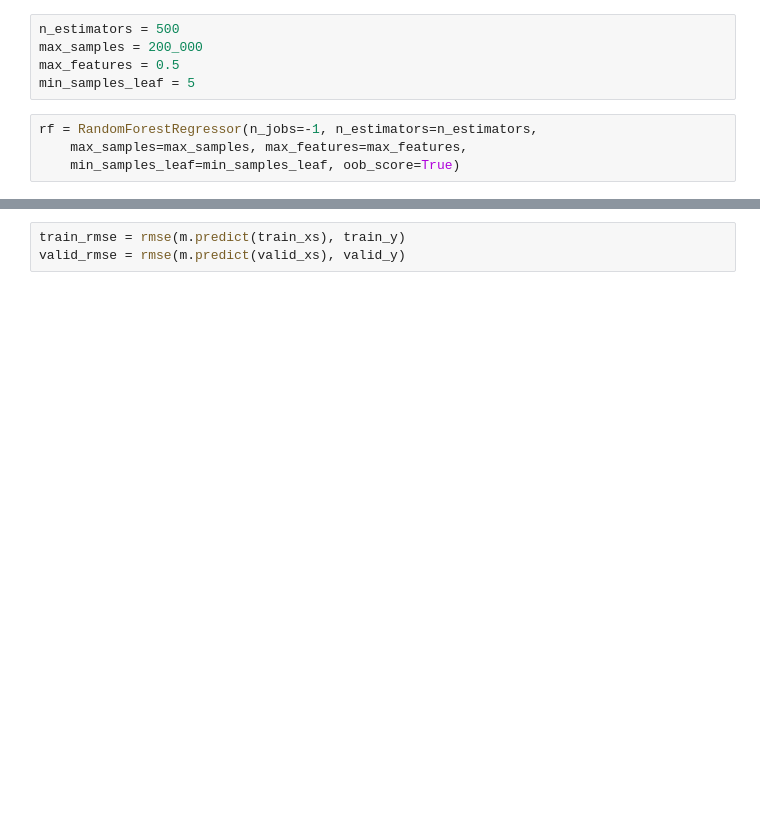
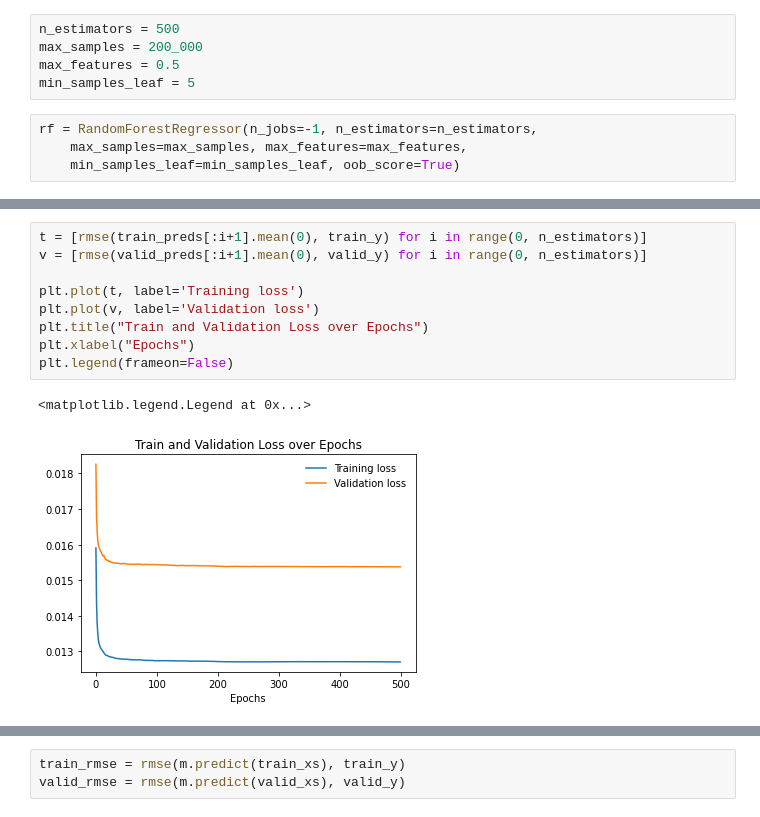
Before and after one commit to past-urbanist/Mon-Pop-Pred, a Jupyter notebook: 2_Tree.ipynb, the cells around one changed output, grey strips where cells are left out. Saved outputs shown, nothing was run; the diff lists cells and outputs as text; blank space fills up the shorter version.

```diff
--- a/2_Tree.ipynb
+++ b/2_Tree.ipynb
@@ -120,0 +136,12 @@ Time: 270.16565704345703
+# %%
+t = [rmse(train_preds[:i+1].mean(0), train_y) for i in range(0, n_estimators)]
+v = [rmse(valid_preds[:i+1].mean(0), valid_y) for i in range(0, n_estimators)]
+
+plt.plot(t, label='Training loss')
+plt.plot(v, label='Validation loss')
+plt.title("Train and Validation Loss over Epochs")
+plt.xlabel("Epochs")
+plt.legend(frameon=False)
+# %% [output]
+<matplotlib.legend.Legend at 0x...>
+[figure, added]
```
Also changed, not shown: parts of 36 cells of this notebook, 1 other file.
